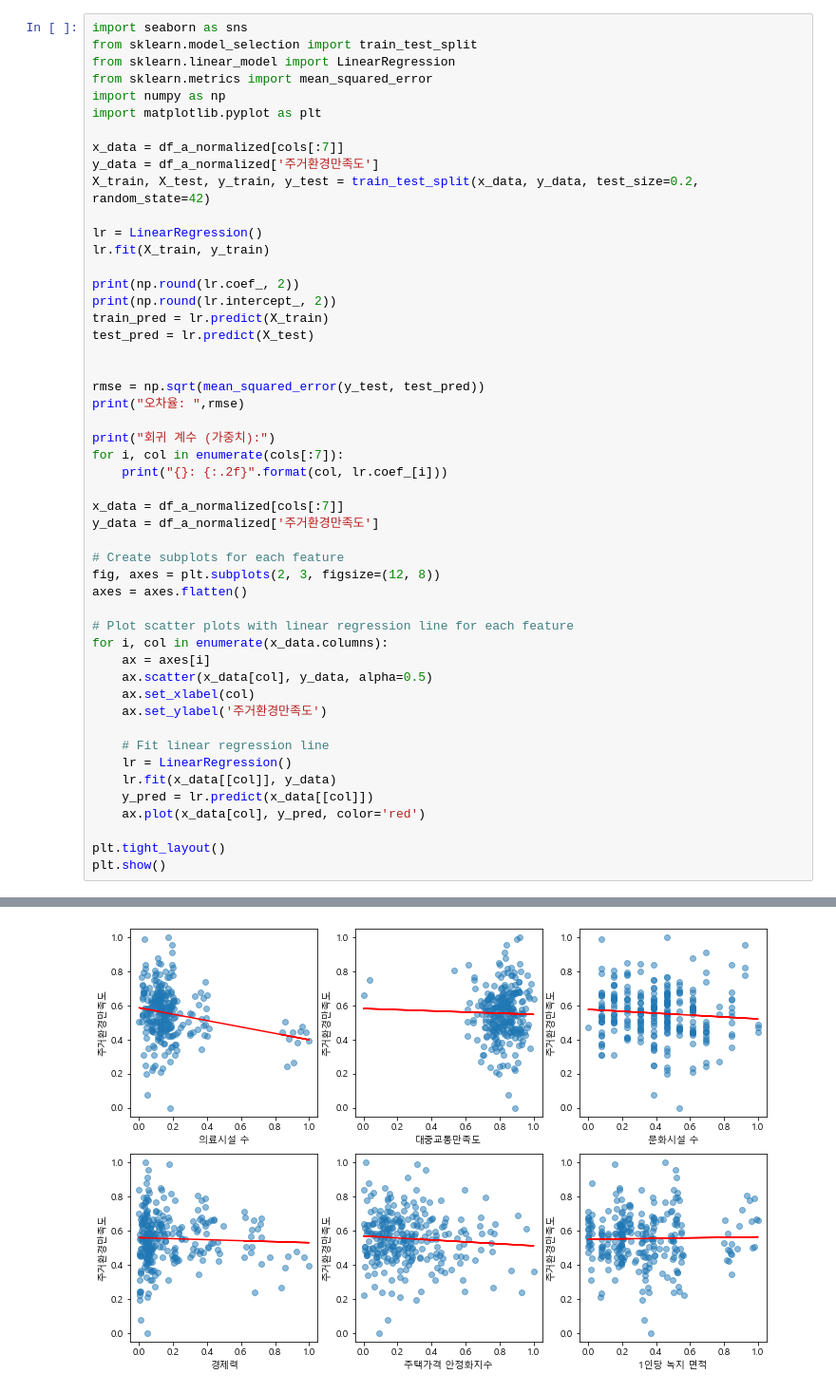
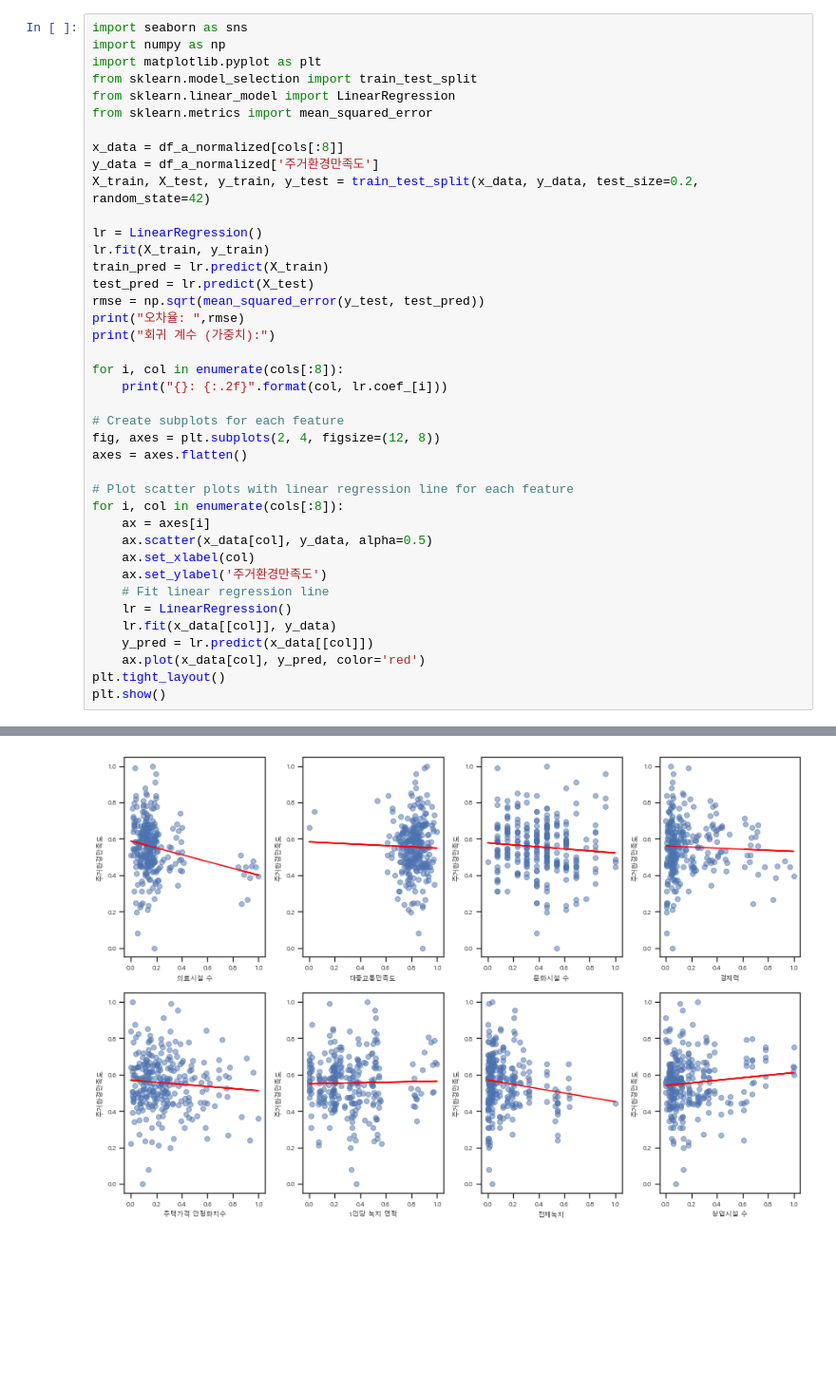
Before and after one commit to Choiterry/AI-Study, a Jupyter notebook: life_data_pearson_linear.ipynb, the cells around one changed output, grey strips where cells are left out. Shown: that part at 95% size. Saved outputs shown, nothing was run; the diff lists cells and outputs as text; blank space fills up the shorter version.

```diff
--- a/life_data_pearson_linear.ipynb
+++ b/life_data_pearson_linear.ipynb
@@ -95,51 +62,41 @@ plt.show()
 # %%
 import seaborn as sns
+import numpy as np
+import matplotlib.pyplot as plt
 from sklearn.model_selection import train_test_split
 from sklearn.linear_model import LinearRegression
 from sklearn.metrics import mean_squared_error
-import numpy as np
-import matplotlib.pyplot as plt
 
-x_data = df_a_normalized[cols[:7]]
+x_data = df_a_normalized[cols[:8]]
 y_data = df_a_normalized['주거환경만족도']
 X_train, X_test, y_train, y_test = train_test_split(x_data, y_data, test_size=0.2, random_state=42)
 
 lr = LinearRegression()
 lr.fit(X_train, y_train)
-
-print(np.round(lr.coef_, 2))
-print(np.round(lr.intercept_, 2))
 train_pred = lr.predict(X_train)
 test_pred = lr.predict(X_test)
-
-
 rmse = np.sqrt(mean_squared_error(y_test, test_pred))
 print("오차율: ",rmse)
+print("회귀 계수 (가중치):")
 
-print("회귀 계수 (가중치):")
-for i, col in enumerate(cols[:7]):
+for i, col in enumerate(cols[:8]):
     print("{}: {:.2f}".format(col, lr.coef_[i]))
 
-x_data = df_a_normalized[cols[:7]]
-y_data = df_a_normalized['주거환경만족도']
-
 # Create subplots for each feature
-fig, axes = plt.subplots(2, 3, figsize=(12, 8))
+fig, axes = plt.subplots(2, 4, figsize=(12, 8))
 axes = axes.flatten()
 
 # Plot scatter plots with linear regression line for each feature
-for i, col in enumerate(x_data.columns):
+for i, col in enumerate(cols[:8]):
     ax = axes[i]
     ax.scatter(x_data[col], y_data, alpha=0.5)
     ax.set_xlabel(col)
     ax.set_ylabel('주거환경만족도')
-
     # Fit linear regression line
     lr = LinearRegression()
     lr.fit(x_data[[col]], y_data)
     y_pred = lr.predict(x_data[[col]])
     ax.plot(x_data[col], y_pred, color='red')
-
 plt.tight_layout()
 plt.show()
 # %% [output]
@@ -158 +113 @@ IndexError: index 6 is out of bounds for axis 0 with size 6
-[figure, old version]
+[figure, new version]
```
Also changed, not shown: parts of 8 cells of this notebook, 2 other files.
